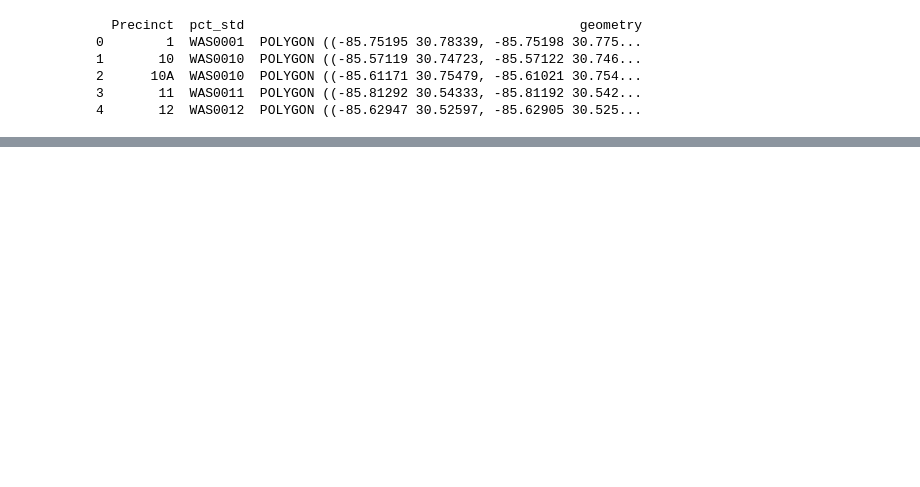
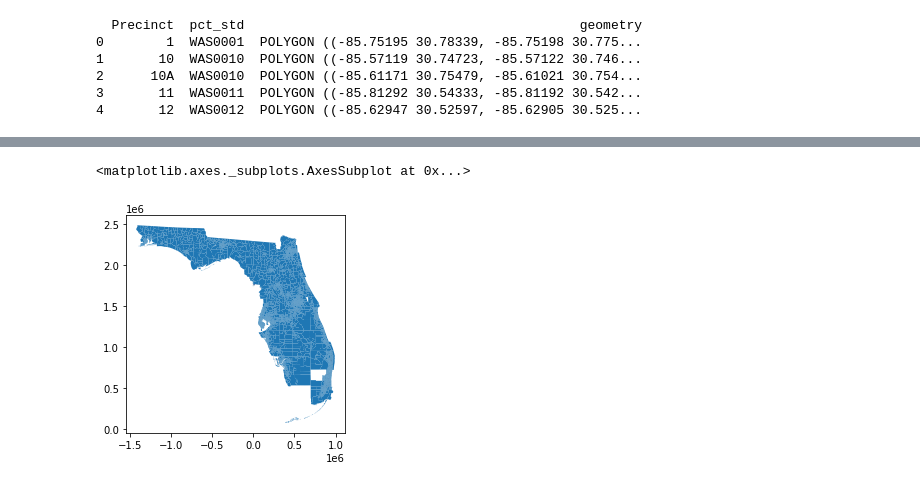
Before and after one commit to nonpartisan-redistricting-datahub/pdv-fl, a Jupyter notebook: vest-fl-2016/VEST_FL_16_replication.ipynb, the cells around one changed output, grey strips where cells are left out. Cells and saved outputs as stored; diff of their text form; code cells hidden in the pictures; blank space fills up the shorter version.

```diff
--- a/vest-fl-2016/VEST_FL_16_replication.ipynb
+++ b/vest-fl-2016/VEST_FL_16_replication.ipynb
@@ -1125,0 +1150,5 @@ print(len(remaining_precincts))
+# %%
+vest_fl_16.plot()
+# %% [output]
+<matplotlib.axes._subplots.AxesSubplot at 0x...>
+[figure, added]
```
Also changed, not shown: parts of 43 cells of this notebook.
